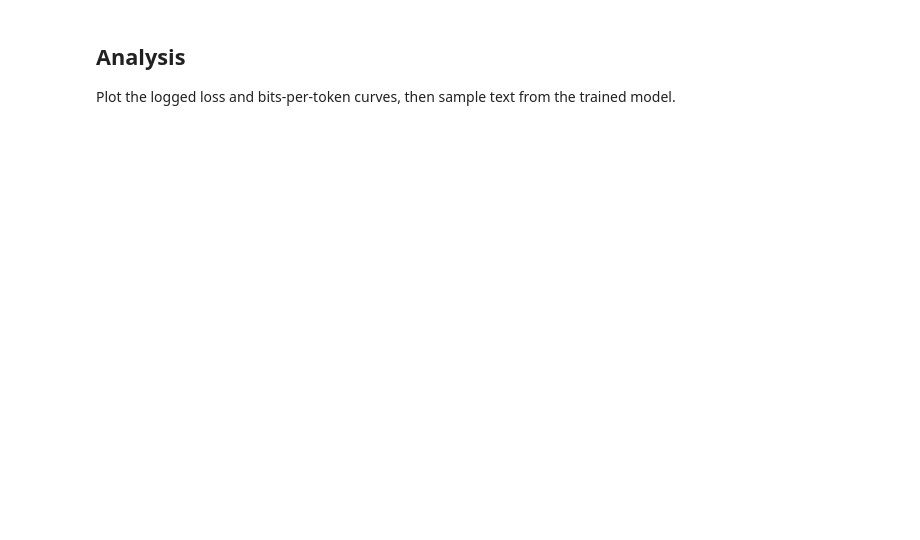
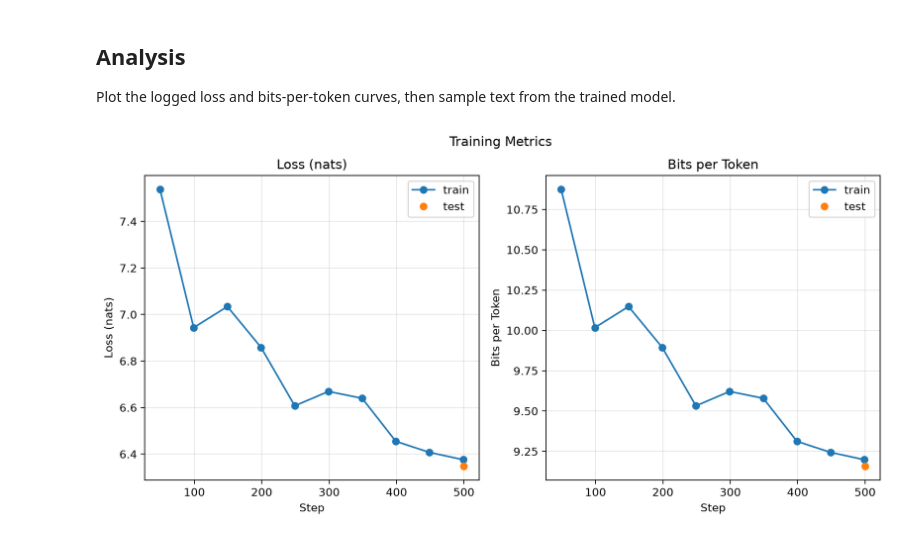
Before and after one commit to karanravindra/chimera, a Jupyter notebook: projects/fineweb-edu/gpt/main.ipynb, the cells around one changed output. Saved outputs shown, nothing was run; the diff lists cells and outputs as text; code cells hidden in the pictures; blank space fills up the shorter version.

```diff
--- a/projects/fineweb-edu/gpt/main.ipynb
+++ b/projects/fineweb-edu/gpt/main.ipynb
@@ -281,33 +303,38 @@ Plot the logged loss and bits-per-token curves, then sample text from the traine
 # %%
 metrics = np.genfromtxt(
     f"{trainer.logger.log_dir}/metrics.csv", delimiter=",", names=True
 )
 
 
 def series(step_key, value_key):
+    # genfromtxt(names=True) sanitizes "train/loss" -> "trainloss"
     step = metrics[step_key]
     value = metrics[value_key]
     mask = ~np.isnan(value)
     return step[mask], value[mask]
 
 
 fig, axes = plt.subplots(1, 2, figsize=(12, 5))
 fig.suptitle("Training Metrics")
 
+# validation is logged under the "test/" prefix (trainer.test), not "val/"
 for ax, metric, title in zip(
     [axes[0], axes[1]], ["loss", "bpt"], ["Loss (nats)", "Bits per Token"]
 ):
     train_step, train_val = series("step", f"train{metric}")
-    val_step, val_val = series("step", f"val{metric}")
+    test_step, test_val = series("step", f"test{metric}")
     ax.plot(train_step, train_val, marker="o", label="train")
-    ax.plot(val_step, val_val, marker="o", label="val")
+    if len(test_val):
+        ax.plot(test_step, test_val, marker="o", ls="", label="test")
     ax.set_title(title)
     ax.set_xlabel("Step")
     ax.set_ylabel(title)
     ax.legend()
     ax.grid(alpha=0.3)
 
 plt.show()
+# %% [output]
+[figure, added]
 # %%
 # Lightning moves the model to CPU after trainer.test(), so put it back on the GPU —
 # otherwise generation runs on CPU and is ~30x slower.
```
Also changed, not shown: parts of 5 cells of this notebook, 1 other file.
